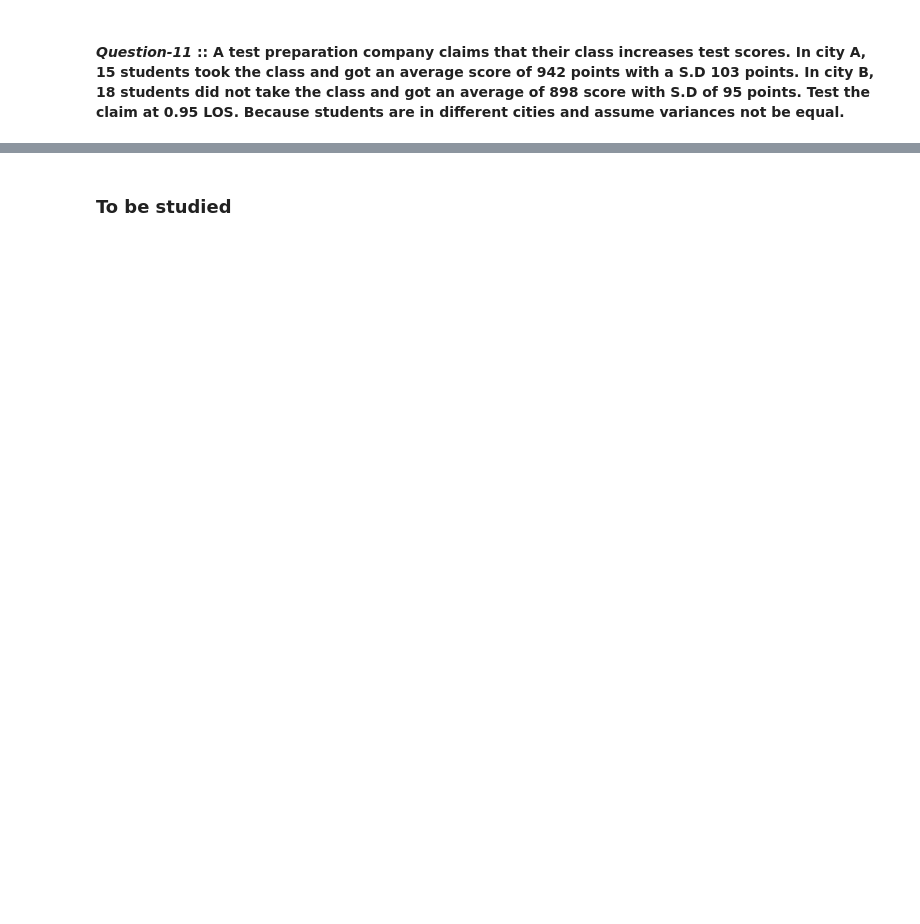
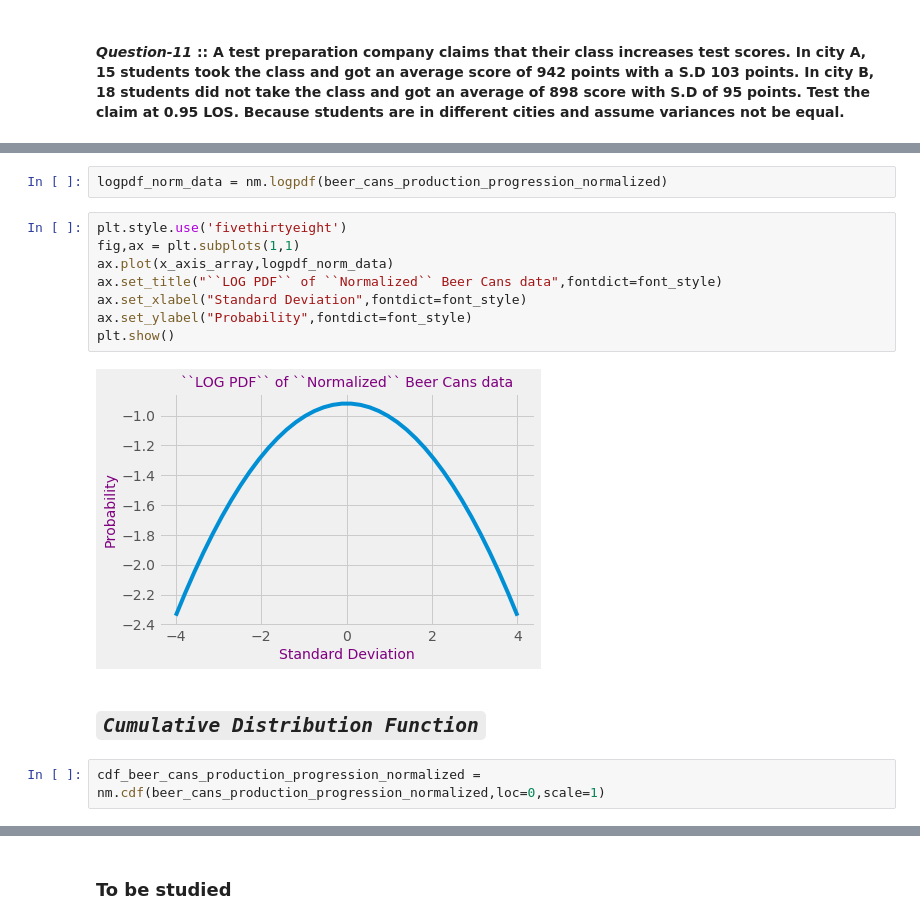
Before and after one commit to raj-shr-git/Statistical_testing_python, a Jupyter notebook: Stats_Practice.ipynb, the cells around one changed output, grey strips where cells are left out. Saved outputs shown, nothing was run; the diff lists cells and outputs as text; blank space fills up the shorter version.

```diff
--- a/Stats_Practice.ipynb
+++ b/Stats_Practice.ipynb
@@ -880,0 +1218,16 @@ Researcher claim is right. Thus, rejected the Null Hypothesis at False L.O.C and
+# %%
+logpdf_norm_data = nm.logpdf(beer_cans_production_progression_normalized)
+# %%
+plt.style.use('fivethirtyeight')
+fig,ax = plt.subplots(1,1)
+ax.plot(x_axis_array,logpdf_norm_data)
+ax.set_title("``LOG PDF`` of ``Normalized`` Beer Cans data",fontdict=font_style)
+ax.set_xlabel("Standard Deviation",fontdict=font_style)
+ax.set_ylabel("Probability",fontdict=font_style)
+plt.show()
+# %% [output]
+[figure, added]
+# %% [markdown]
+## ***``Cumulative Distribution Function``***
+# %%
+cdf_beer_cans_production_progression_normalized = nm.cdf(beer_cans_production_progression_normalized,loc=0,scale=1)
```
Also changed, not shown: parts of 123 cells of this notebook, 3 other files.
